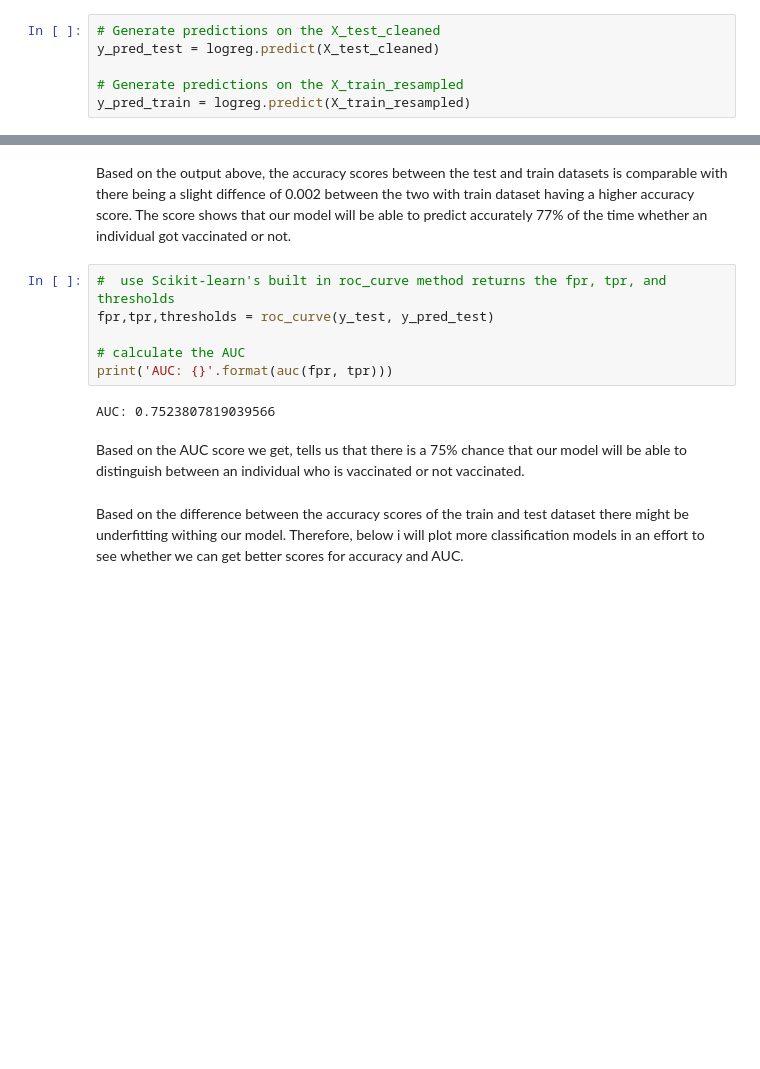
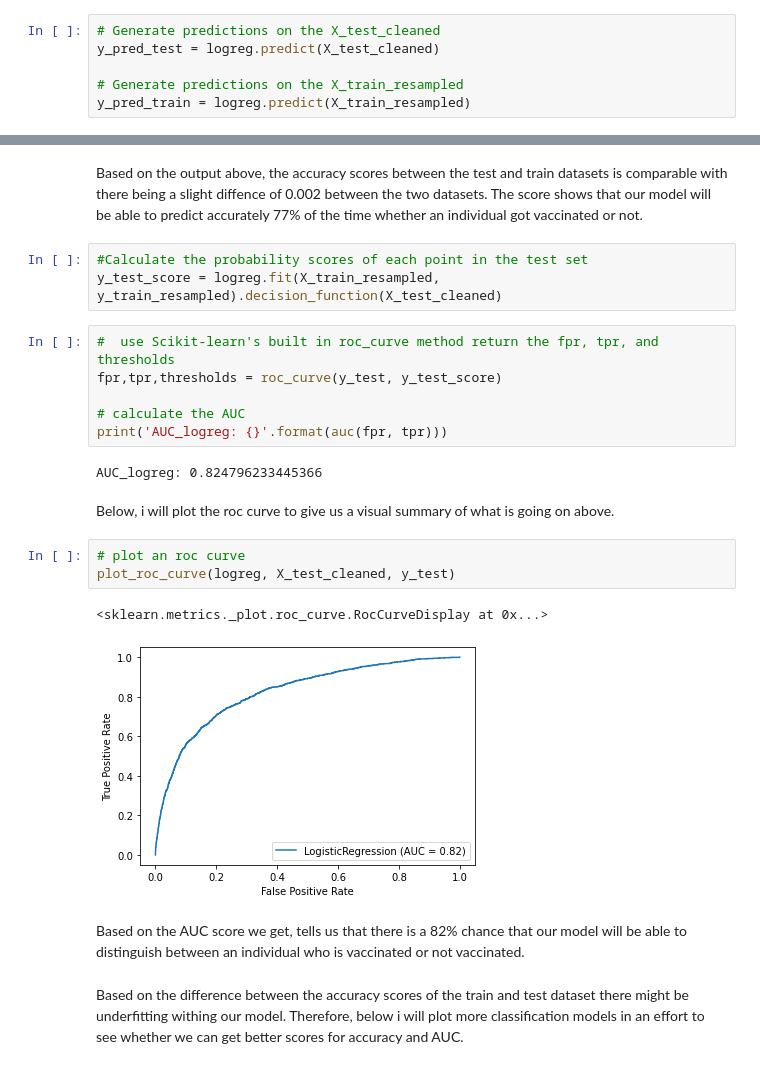
Before and after one commit to mainaroseline/H1N1-Vaccination-Rate-Analysis, a Jupyter notebook: project.ipynb, the cells around one changed output, grey strips where cells are left out. Saved outputs shown, nothing was run; the diff lists cells and outputs as text; blank space fills up the shorter version.

Commit message:
Building the Final Model

```diff
--- a/project.ipynb
+++ b/project.ipynb
@@ -941,15 +941,26 @@ train_accuracy_score:  0.7784960871044573
 # %% [markdown]
-Based on the output above, the accuracy scores between the test and train datasets is comparable with there being a slight diffence of 0.002 between the two with train dataset having a higher accuracy score. The score shows that our model will be able to predict accurately 77% of the time whether an individual got vaccinated or not.
+Based on the output above, the accuracy scores between the test and train datasets is comparable with there being a slight diffence of 0.002 between the two datasets. The score shows that our model will be able to predict accurately 77% of the time whether an individual got vaccinated or not.
+# %%
+#Calculate the probability scores of each point in the test set
+y_test_score = logreg.fit(X_train_resampled, y_train_resampled).decision_function(X_test_cleaned)
 # %%
-#  use Scikit-learn's built in roc_curve method returns the fpr, tpr, and thresholds
-fpr,tpr,thresholds = roc_curve(y_test, y_pred_test)
+#  use Scikit-learn's built in roc_curve method return the fpr, tpr, and thresholds
+fpr,tpr,thresholds = roc_curve(y_test, y_test_score)
 
 # calculate the AUC
-print('AUC: {}'.format(auc(fpr, tpr)))
+print('AUC_logreg: {}'.format(auc(fpr, tpr)))
 # %% [output]
-AUC: 0.7523807819039566
+AUC_logreg: 0.824796233445366
+# %% [markdown]
+Below, i will plot the roc curve to give us a visual summary of what is going on above.
+# %%
+# plot an roc curve
+plot_roc_curve(logreg, X_test_cleaned, y_test)
+# %% [output]
+<sklearn.metrics._plot.roc_curve.RocCurveDisplay at 0x...>
+[figure, added]
 # %% [markdown]
-Based on the AUC score we get, tells us that there is a 75% chance that our model will be able to distinguish between an individual who is vaccinated or not vaccinated.
+Based on the AUC score we get, tells us that there is a 82% chance that our model will be able to distinguish between an individual who is vaccinated or not vaccinated.
 # %% [markdown]
 Based on the difference between the accuracy scores of the train and test dataset there might be underfitting withing our model. Therefore, below i will plot more  classification models in an effort to see whether we can get better scores for accuracy and AUC.
 # %% [markdown]
```
Also changed, not shown: parts of 55 cells of this notebook.
